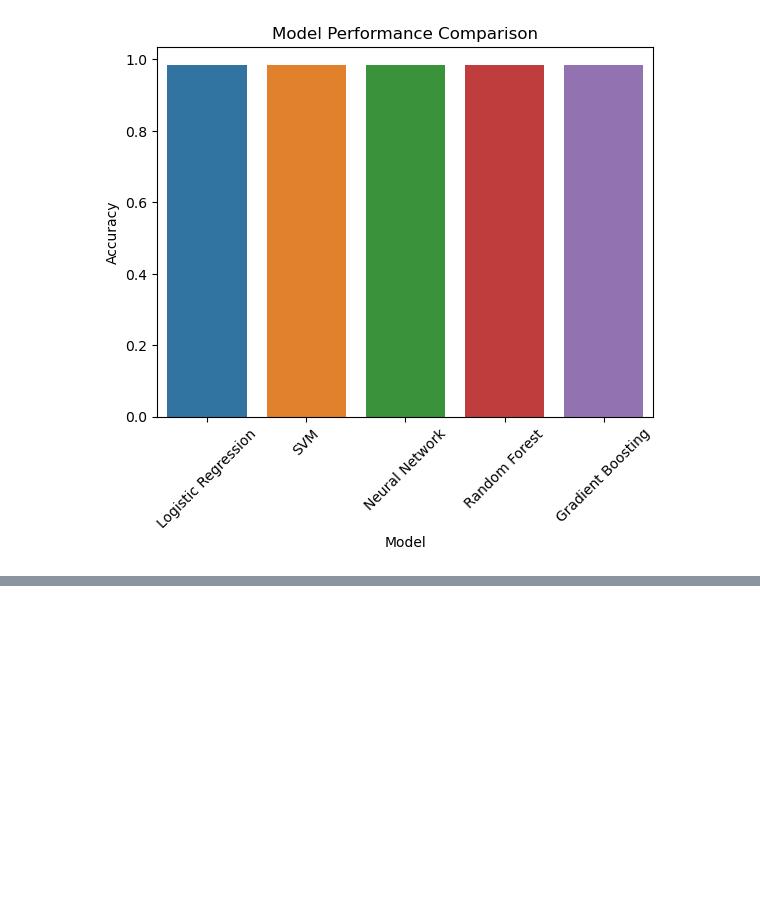
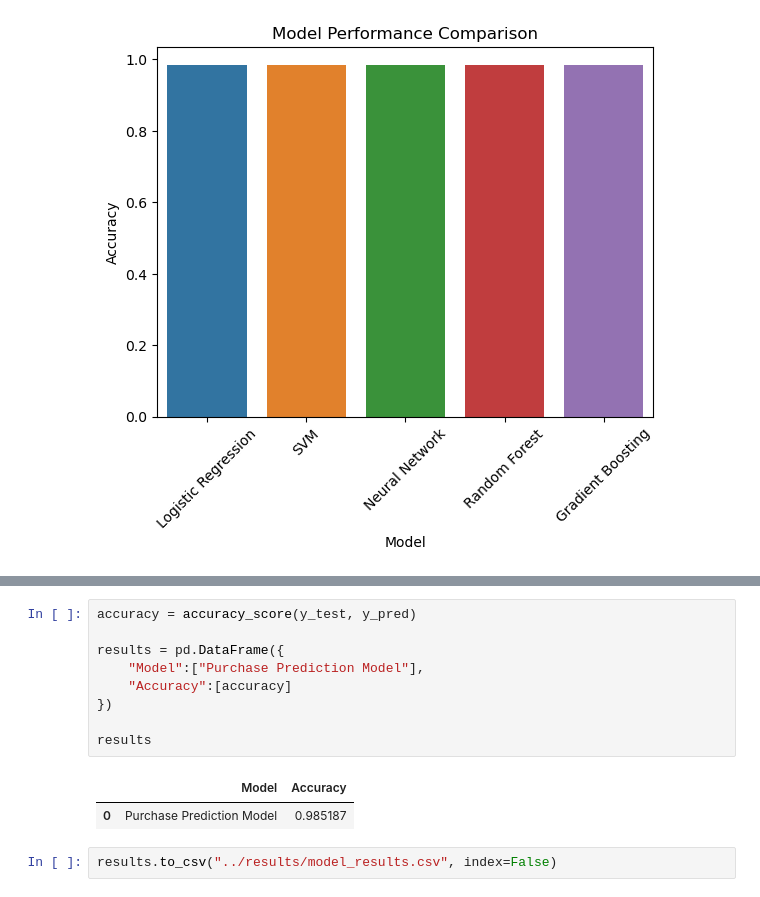
Before and after one commit to Dhruvijhanjhri/Customer-Behavior-Analysis-and-Purchase-Prediction-using-Machine-Learning, a Jupyter notebook: notebooks/05_supervised_learning_models.ipynb, the cells around one changed output, grey strips where cells are left out. Drawn from its saved outputs; the diff is of its cells as text; blank space fills up the shorter version.

Commit message:
Added results, saved model and visualizations

```diff
--- a/notebooks/05_supervised_learning_models.ipynb
+++ b/notebooks/05_supervised_learning_models.ipynb
@@ -262,0 +274,14 @@ plt.show()
+# %%
+accuracy = accuracy_score(y_test, y_pred)
+
+results = pd.DataFrame({
+    "Model":["Purchase Prediction Model"],
+    "Accuracy":[accuracy]
+})
+
+results
+# %% [output]
+|  | Model | Accuracy |
+| 0 | Purchase Prediction Model | 0.985187 |
+# %%
+results.to_csv("../results/model_results.csv", index=False)
```
Also changed, not shown: parts of 2 cells of this notebook, 11 other files.
